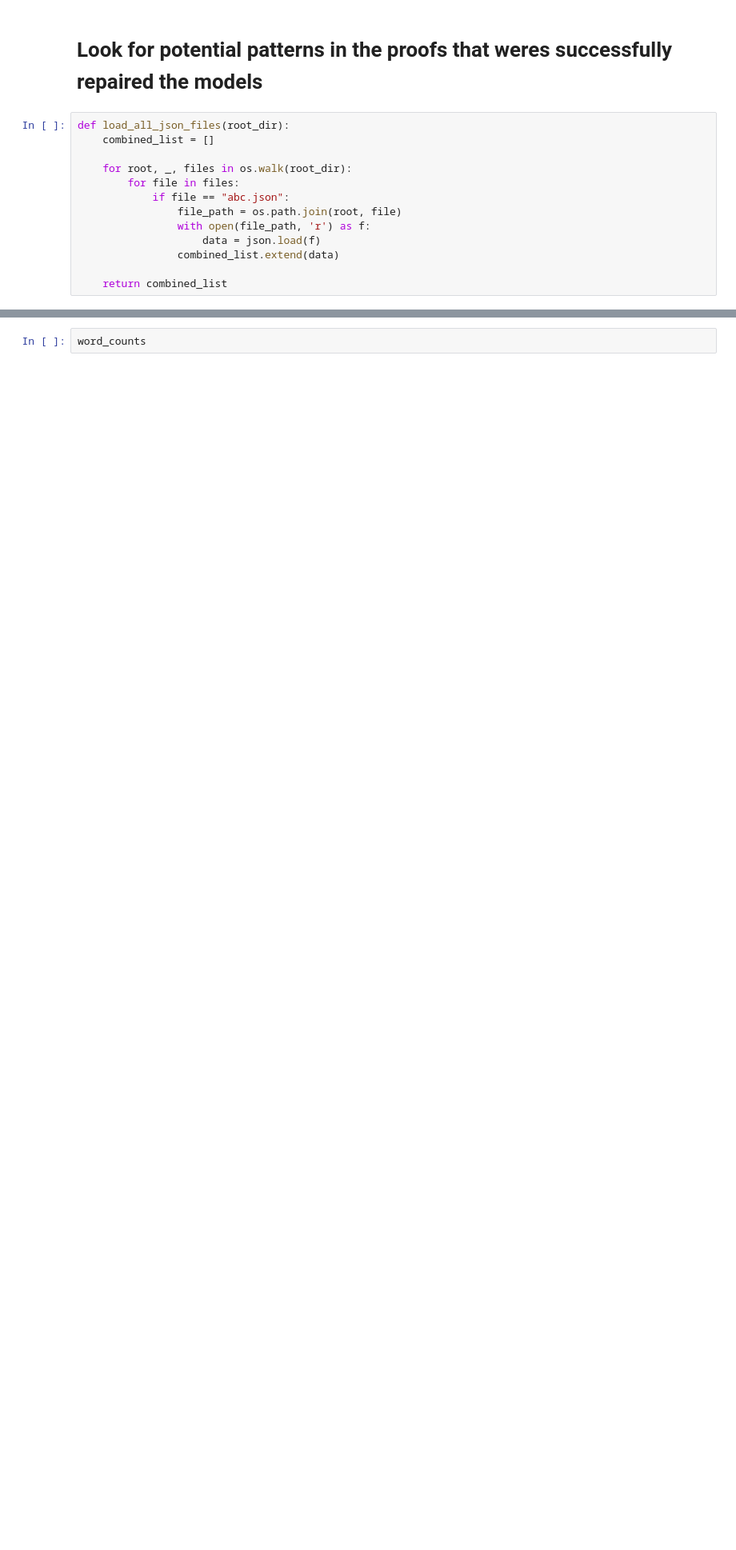
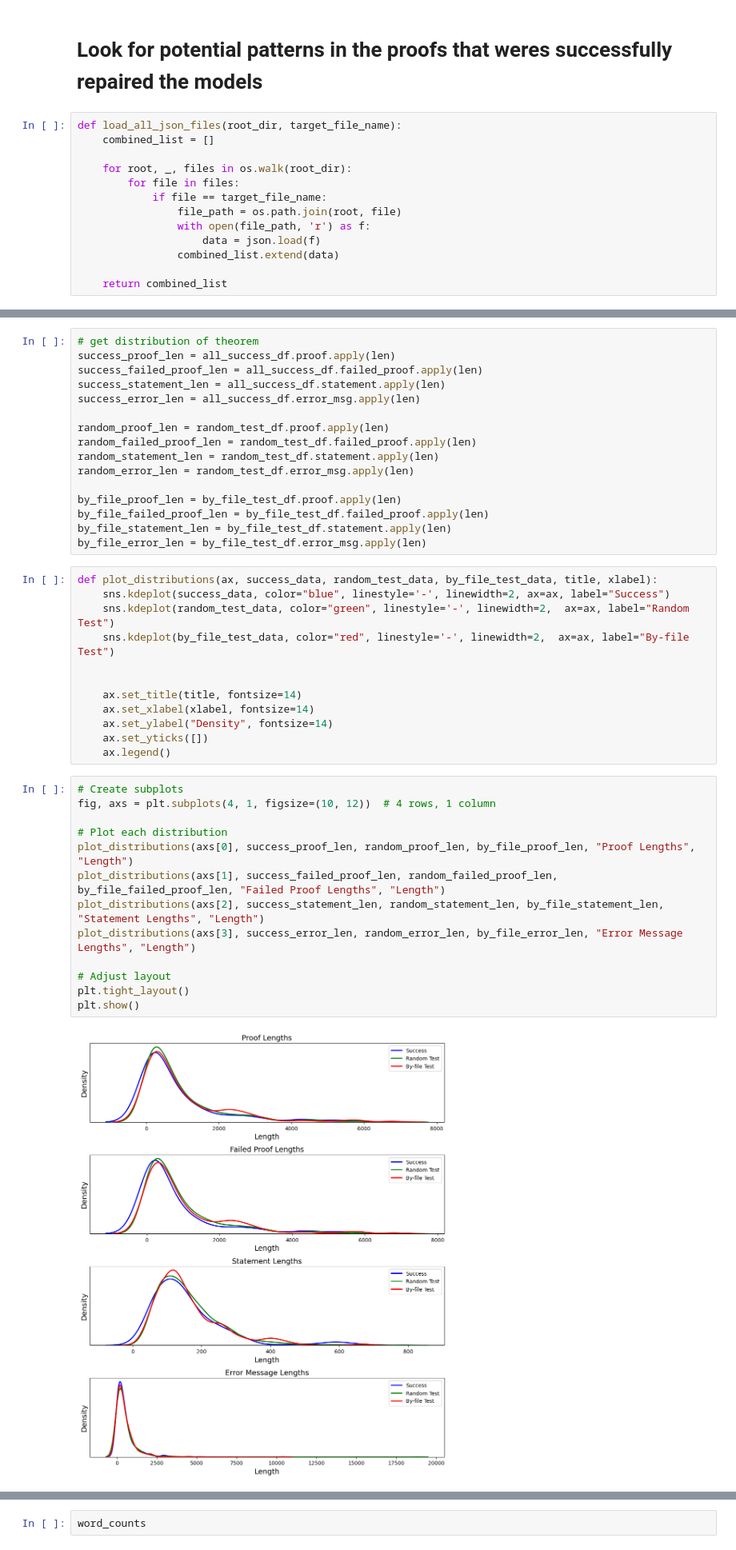
Before and after one commit to monkeytim19/proof-repair-LLM-Lean4, a Jupyter notebook: results_inspection.ipynb, the cells around one changed output, grey strips where cells are left out. Shown: that part at 80% size. Drawn from its saved outputs; the diff is of its cells as text; blank space fills up the shorter version.

```diff
--- a/results_inspection.ipynb
+++ b/results_inspection.ipynb
@@ -5,12 +8,12 @@ import json
 # %% [markdown]
 # Look for potential patterns in the proofs that weres successfully repaired the models
 # %%
-def load_all_json_files(root_dir):
+def load_all_json_files(root_dir, target_file_name):
     combined_list = []
 
     for root, _, files in os.walk(root_dir):
         for file in files:
-            if file == "abc.json":
+            if file == target_file_name:
                 file_path = os.path.join(root, file)
                 with open(file_path, 'r') as f:
                     data = json.load(f)
@@ -19,0 +30,43 @@ def load_all_json_files(root_dir):
+# %%
+# get distribution of theorem
+success_proof_len = all_success_df.proof.apply(len)
+success_failed_proof_len = all_success_df.failed_proof.apply(len)
+success_statement_len = all_success_df.statement.apply(len)
+success_error_len = all_success_df.error_msg.apply(len)
+
+random_proof_len = random_test_df.proof.apply(len)
+random_failed_proof_len = random_test_df.failed_proof.apply(len)
+random_statement_len = random_test_df.statement.apply(len)
+random_error_len = random_test_df.error_msg.apply(len)
+
+by_file_proof_len = by_file_test_df.proof.apply(len)
+by_file_failed_proof_len = by_file_test_df.failed_proof.apply(len)
+by_file_statement_len = by_file_test_df.statement.apply(len)
+by_file_error_len = by_file_test_df.error_msg.apply(len)
+# %%
+def plot_distributions(ax, success_data, random_test_data, by_file_test_data, title, xlabel):
+    sns.kdeplot(success_data, color="blue", linestyle='-', linewidth=2, ax=ax, label="Success")
+    sns.kdeplot(random_test_data, color="green", linestyle='-', linewidth=2,  ax=ax, label="Random Test")
+    sns.kdeplot(by_file_test_data, color="red", linestyle='-', linewidth=2,  ax=ax, label="By-file Test")
+
+
+    ax.set_title(title, fontsize=14)
+    ax.set_xlabel(xlabel, fontsize=14)
+    ax.set_ylabel("Density", fontsize=14)
+    ax.set_yticks([])
+    ax.legend()
+# %%
+# Create subplots
+fig, axs = plt.subplots(4, 1, figsize=(10, 12))  # 4 rows, 1 column
+
+# Plot each distribution
+plot_distributions(axs[0], success_proof_len, random_proof_len, by_file_proof_len, "Proof Lengths", "Length")
+plot_distributions(axs[1], success_failed_proof_len, random_failed_proof_len, by_file_failed_proof_len, "Failed Proof Lengths", "Length")
+plot_distributions(axs[2], success_statement_len, random_statement_len, by_file_statement_len, "Statement Lengths", "Length")
+plot_distributions(axs[3], success_error_len, random_error_len, by_file_error_len, "Error Message Lengths", "Length")
+
+# Adjust layout
+plt.tight_layout()
+plt.show()
+# %% [output]
+[figure, added]
```
Also changed, not shown: parts of 4 cells of this notebook.
